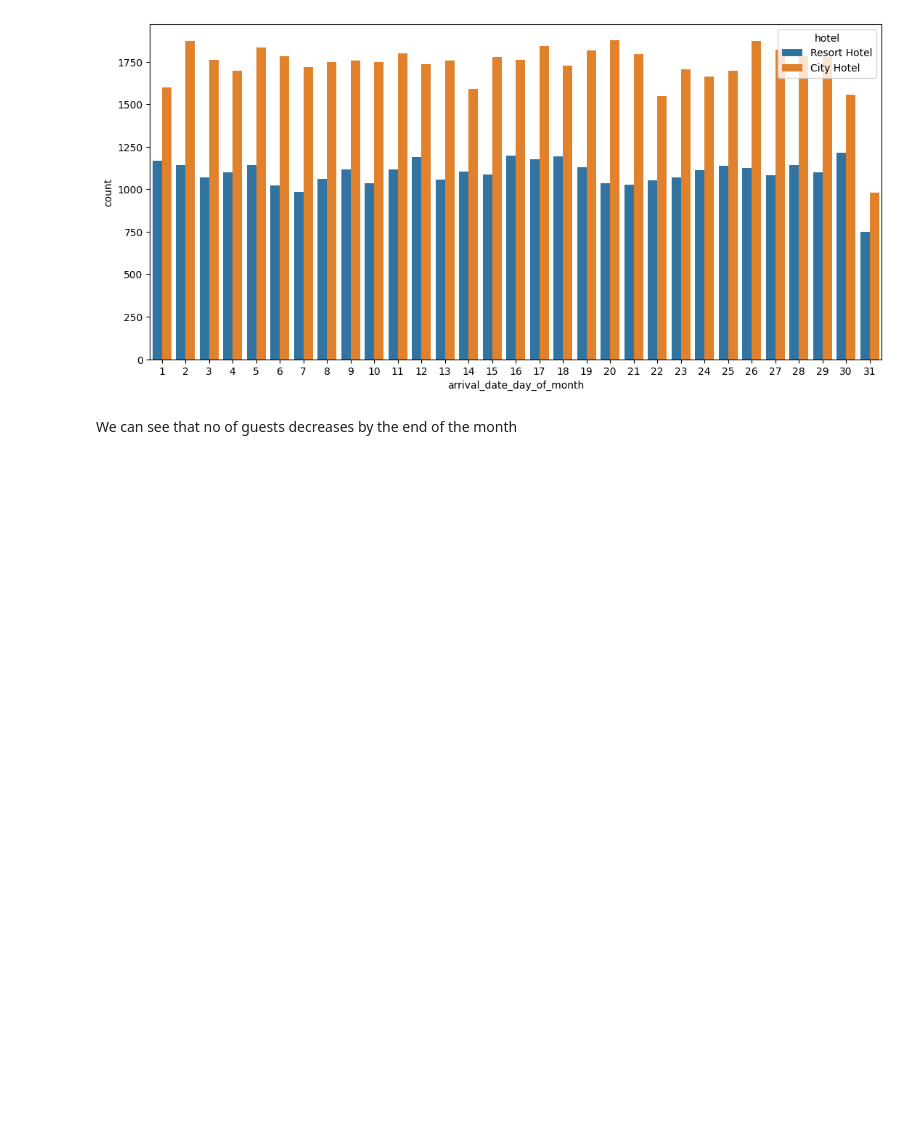
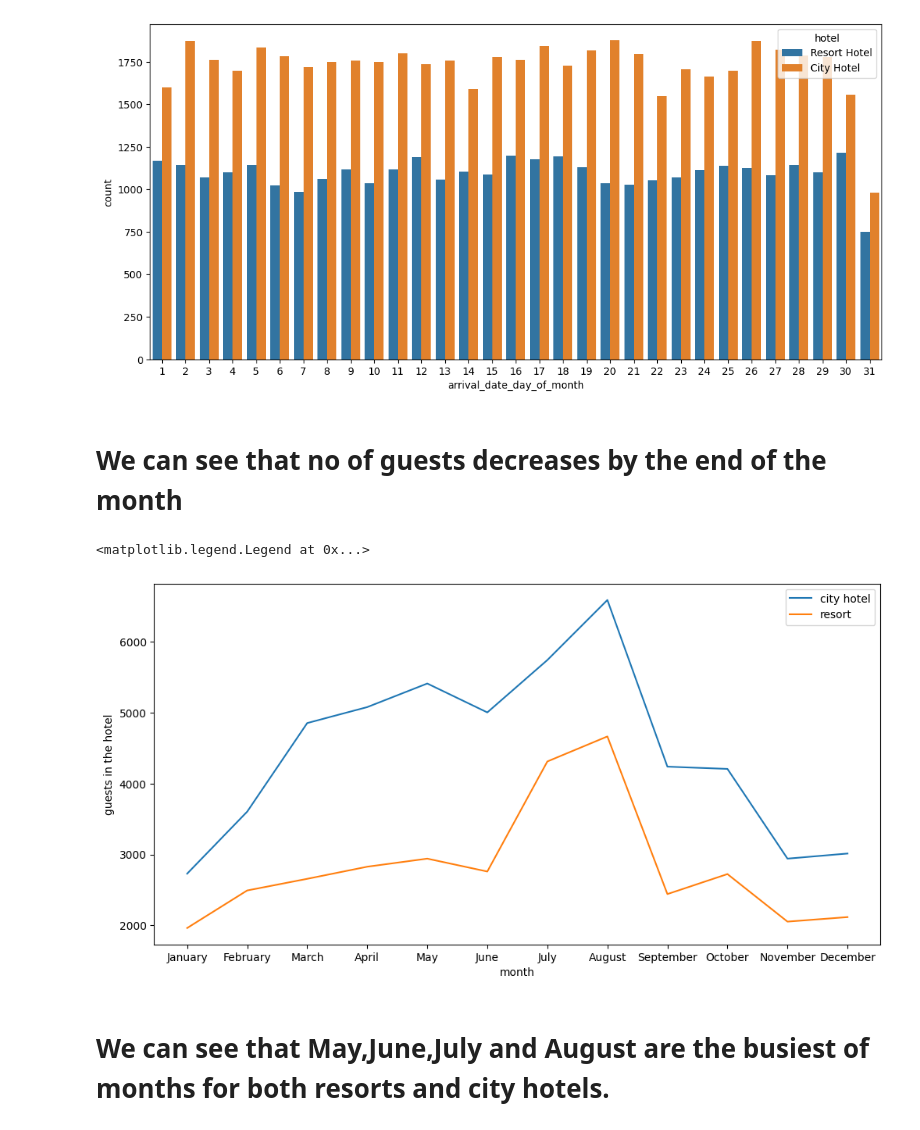
Before and after one commit to vishant750/hotelbookinganalysis, a Jupyter notebook: EDA_Hotel_Analysis.ipynb, the cells around one changed output. Cells and saved outputs as stored; diff of their text form; code cells hidden in the pictures; blank space fills up the shorter version.

```diff
--- a/EDA_Hotel_Analysis.ipynb
+++ b/EDA_Hotel_Analysis.ipynb
@@ -371,4 +370,4 @@ sns.countplot(x='arrival_date_day_of_month',data=hotel_df,hue='hotel')
 <Axes: xlabel='arrival_date_day_of_month', ylabel='count'>
 [figure]
 # %% [markdown]
-We can see that no of guests decreases by the end of the month
+# We can see that no of guests decreases by the end of the month
@@ -376,0 +374,22 @@ sns.lineplot(x=)
+# %%
+#Creating temprory dataframe with [sort by] column for data visualization.
+city_df=pd.DataFrame(city['arrival_date_month'].value_counts().sort_index())
+city_df.reset_index(inplace=True)
+city_df.columns=['month','guests in the hotel']
+sorting_dictionary={'January': 1, 'February': 2, 'March': 3, 'April': 4, 'May': 5, 'June': 6, 'July': 7, 'August': 8, 'September': 9, 'October': 10, 'November': 11, 'December': 12}
+city_df['sort by']=city_df['month'].map(sorting_dictionary)
+
+resort_df=pd.DataFrame(resort['arrival_date_month'].value_counts().sort_index())
+resort_df.reset_index(inplace=True)
+resort_df.columns=['month','guests in the hotel']
+resort_df['sort by']=resort_df['month'].map(sorting_dictionary)
+# %%
+plt.figure(figsize=(12,6))
+sns.lineplot(x='month',y='guests in the hotel',data=city_df.sort_values('sort by'),sort=False,label='city hotel')
+sns.lineplot(x='month',y='guests in the hotel',data=resort_df.sort_values('sort by'),sort=False,label='resort')
+plt.legend()
+# %% [output]
+<matplotlib.legend.Legend at 0x...>
+[figure, added]
+# %% [markdown]
+# We can see that May,June,July and August are the busiest of months for both resorts and city hotels.
```
Also changed, not shown: parts of 5 cells of this notebook.
